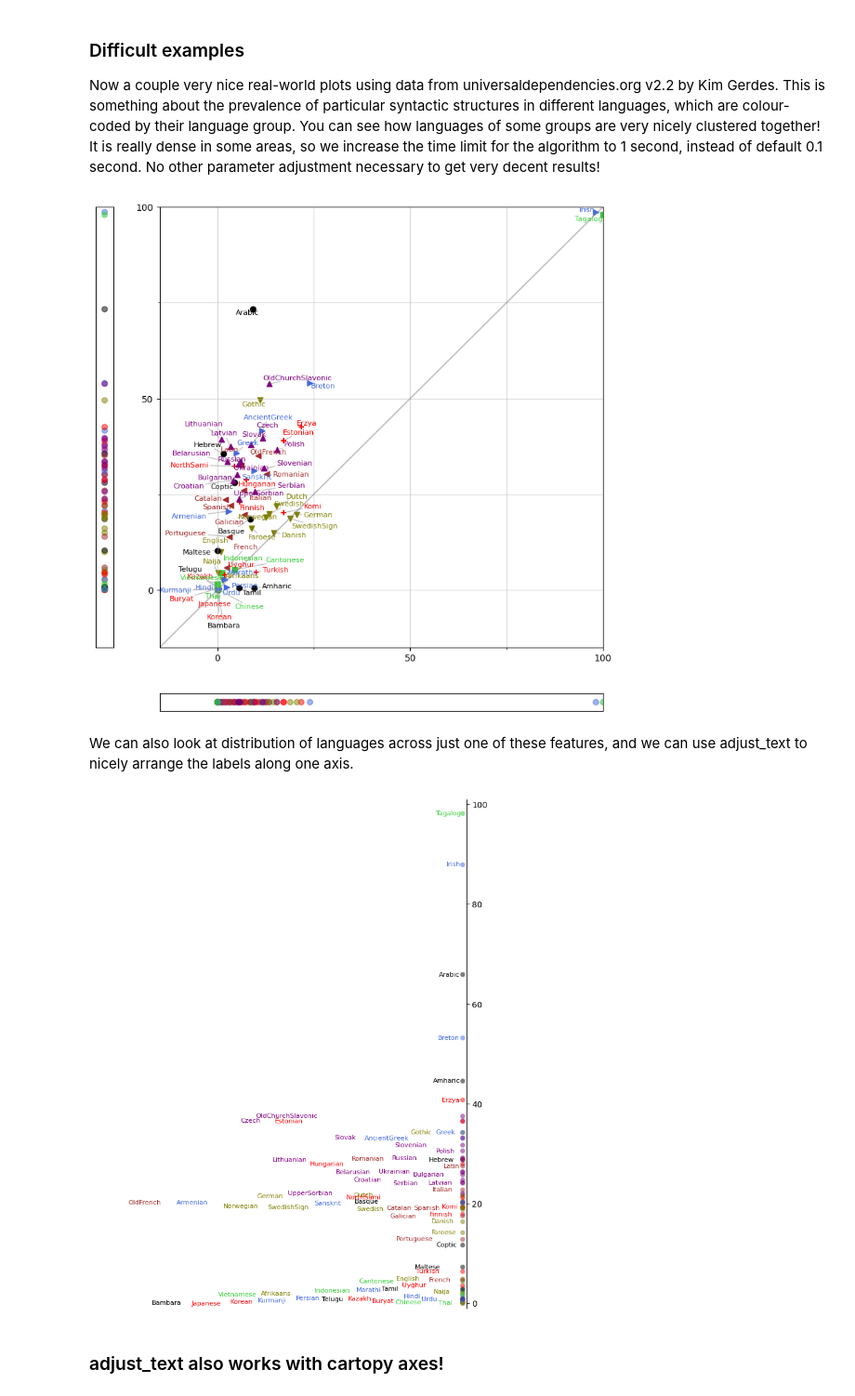
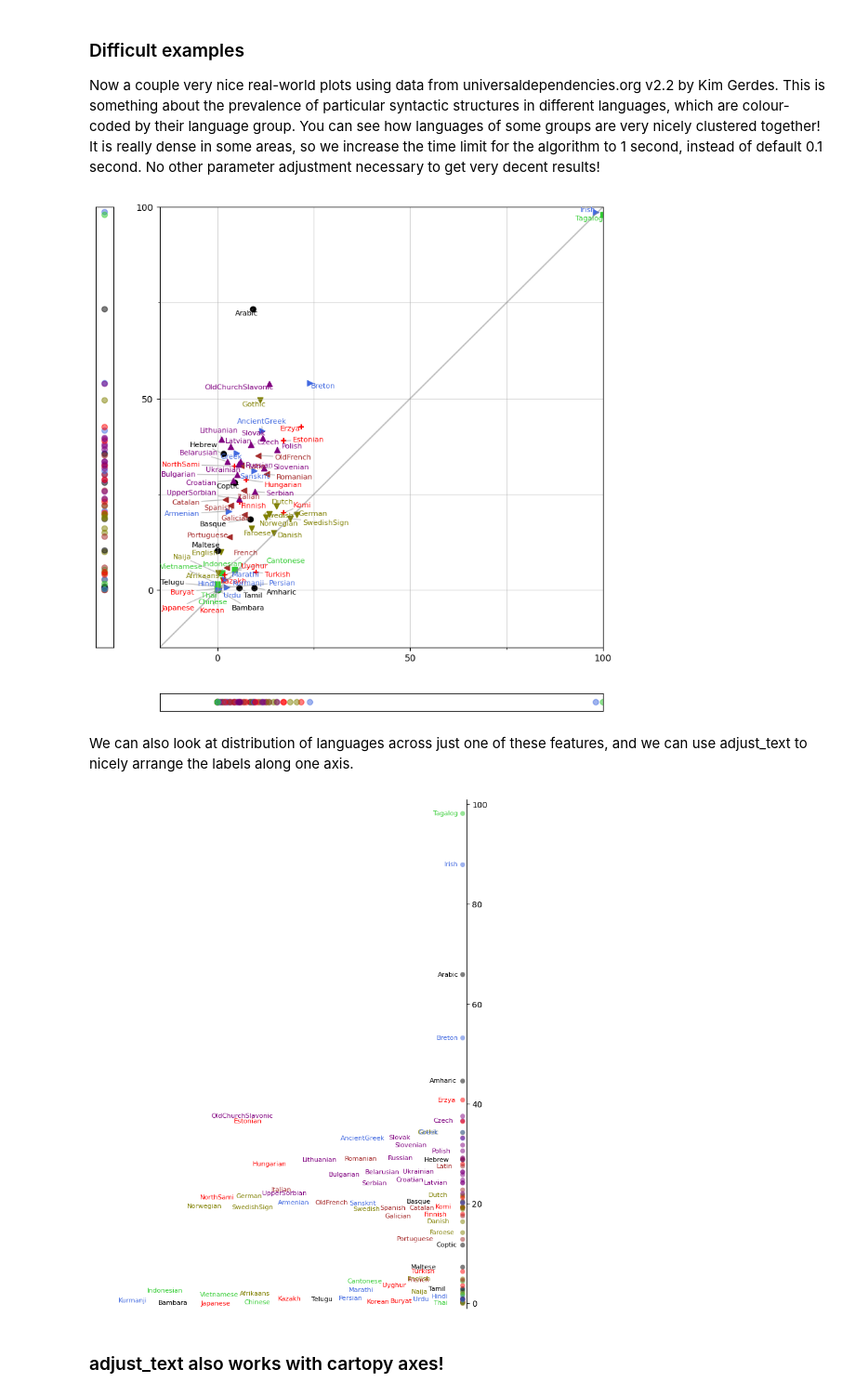
Before and after one commit to Phlya/adjustText, a Jupyter notebook: docs/source/Examples.ipynb, the cells around one changed output. Shown at 93% size. Drawn from its saved outputs; the diff is of its cells as text; code cells hidden in the pictures.

```diff
--- a/docs/source/Examples.ipynb
+++ b/docs/source/Examples.ipynb
@@ -272,10 +272,12 @@ for label, x, y in zip(col1.index, col1, col2):
     texts+=[ax.text(x, y, label, color=groupColors.get(langnameGroup[label],'k'),
                     fontsize=8, ha='center', va='center')] # for adjustText
 
-adjust_text(texts, ax=ax, time_lim=1,
+adjust_text(texts, ax=ax,
+            explode_radius=0, # Everything is so dense we can swtich off the initial
+                              # "explosion" of texts away from nearby points and each other
             arrowprops=dict(arrowstyle='-', color='gray', alpha=.5))
 # %% [output]
-[figure, old version]
+[figure, new version]
 # %% [markdown]
 We can also look at distribution of languages across just one of these features, and we can use adjust_text to nicely arrange the labels along one axis.
 # %%
@@ -298,32 +300,32 @@ langnameGroup={"AncientGreek":"Indo-European", "Arabic":"Semitic", "Basque":"iso
 groupColors={"Indo-European-Romance":'brown',"Indo-European-Baltoslavic":'purple',"Indo-European-Germanic":'olive',"Indo-European":'royalBlue',"Sino-Austronesian":'limeGreen', "Agglutinating":'red'}
 df = pd.Series(d)
 c=[groupColors.get(langnameGroup[label],'k') for label in df.index]
 fig, aa = plt.subplots(figsize=(7, 9))
 aa.axes.get_xaxis().set_visible(False)
 aa.set_xlim(-10, 0.1)
 aa.set_ylim(-1, 101)
 aa.scatter([0 for _ in df], df, c=c, alpha=0.5, edgecolors='none')
 aa.spines['left'].set_visible(False)
 aa.spines['top'].set_visible(False)
 aa.spines['bottom'].set_visible(False)
 aa.yaxis.set_label_position('right')
 aa.yaxis.set_ticks_position('right')
 plt.tight_layout()
 
 texts=[]
 np.random.seed(1)
 for label, y in zip(df.index, df):
-    texts+=[aa.text(-.1+np.random.random()/10, y, label, # A small random shift prevents labels which have exactly the same coordinates from being stuck together
-                                                        #    (not a problem in this example really, but wanted to mention this possibility)
+    texts+=[aa.text(-.1-np.random.random()/100,
+                    y, label, # A small random shift prevents labels which have exactly the same coordinates from being stuck together
                     color=groupColors.get(langnameGroup[label],'k'), fontsize=8,
                     ha='right', va='center')]
 adjust_text(texts, x=[0 for _ in df], y=df, avoid_self=False,
             force_text=(0.5, 0),# Since the movements are so contrained, high force speeds up the process a lot
             expand=(1, 1), # We want them to be quite compact, so reducing expansion makes sense
             only_move='x-', #Only allow movement to the left
 )
 # %% [output]
-[figure, old version]
+[figure, new version]
 # %% [markdown]
 ### adjust_text also works with cartopy axes!
 # %%
```
Also changed, not shown: parts of 3 cells of this notebook, 1 other file.
